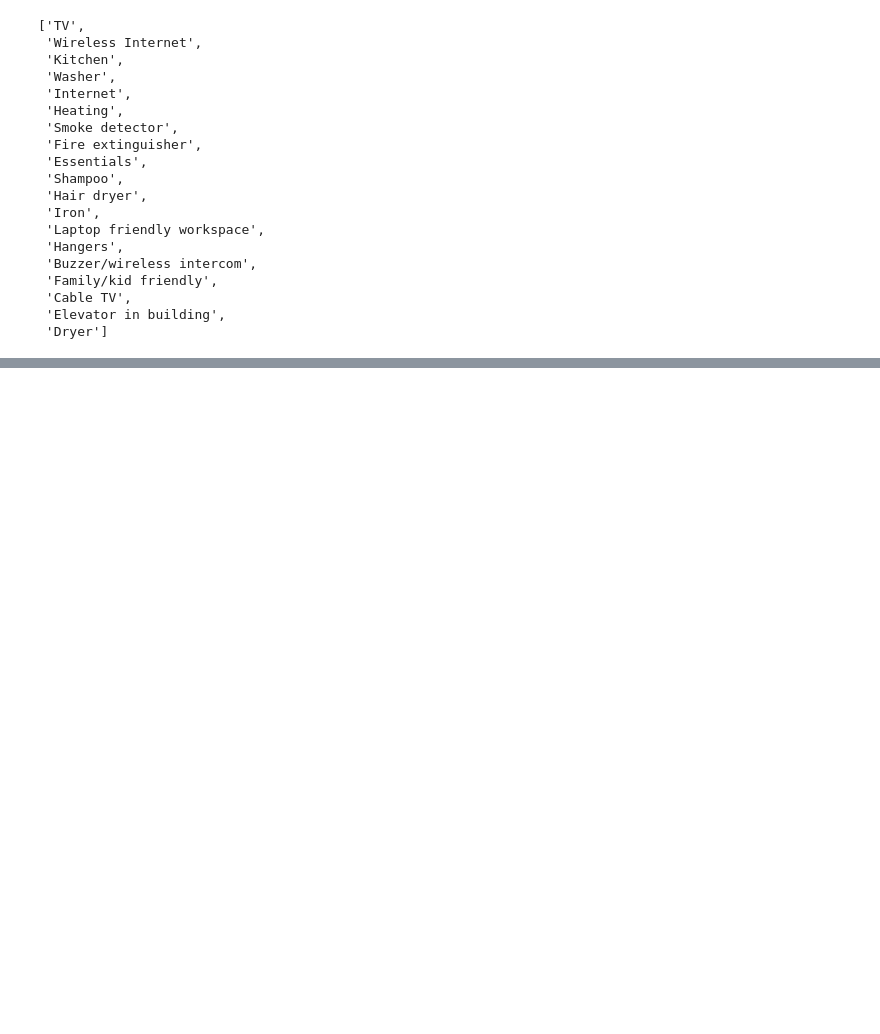
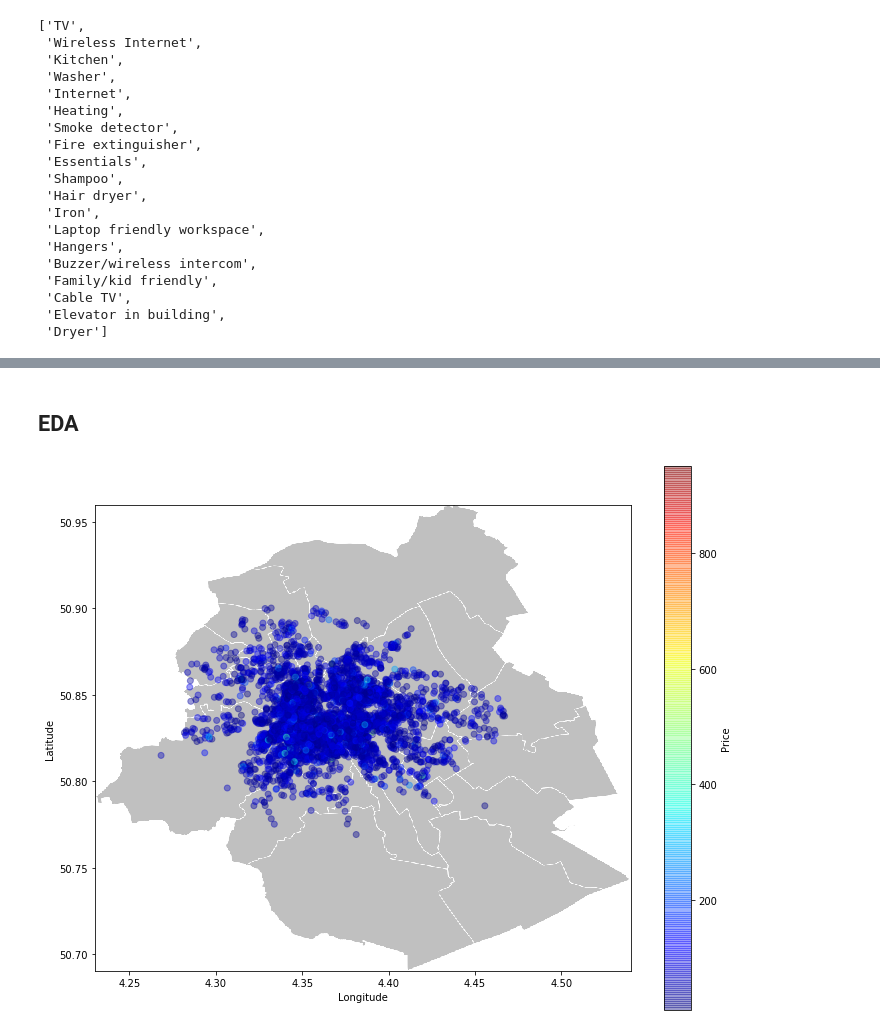
Before and after one commit to wentingjiang2022/advanced_analytics_kul, a Jupyter notebook: assignment1/Assignment 1_Phuong.ipynb, the cells around one changed output, grey strips where cells are left out. Drawn from its saved outputs; the diff is of its cells as text; code cells hidden in the pictures; blank space fills up the shorter version.

```diff
--- a/assignment1/Assignment 1_Phuong.ipynb
+++ b/assignment1/Assignment 1_Phuong.ipynb
@@ -558,0 +632,27 @@ host_days: 3107.133199876809
+# %% [markdown]
+## EDA
+# %%
+brussel_url = "https://upload.wikimedia.org/wikipedia/commons/thumb/b/b0/Municipalities_Brussels-Capital_Belgium_Map.svg/800px-Municipalities_Brussels-Capital_Belgium_Map.svg.png"
+
+import urllib.request
+
+# Download the image and save it locally
+urllib.request.urlretrieve(brussel_url, "brussel.png")
+
+# Read the image using matplotlib
+brussel_map = plt.imread("brussel.png")
+
+# Plot the data on top of the map using scatterplot
+fig, ax = plt.subplots(figsize=(12, 10))
+ax.imshow(brussel_map, extent=[4.23, 4.54, 50.69, 50.96])
+scatter = ax.scatter(df.loc[df.property_lat < 51, "property_lon"],
+                     df.loc[df.property_lat < 51, "property_lat"],
+                     c=df.loc[df.property_lat < 51,"target"],
+                     cmap=plt.get_cmap("jet"), alpha=0.4)
+ax.set_xlabel("Longitude")
+ax.set_ylabel("Latitude")
+cbar = fig.colorbar(scatter)
+cbar.set_label("Price")
+plt.show()
+# %% [output]
+[figure, added]
```
Also changed, not shown: parts of 50 cells of this notebook.
